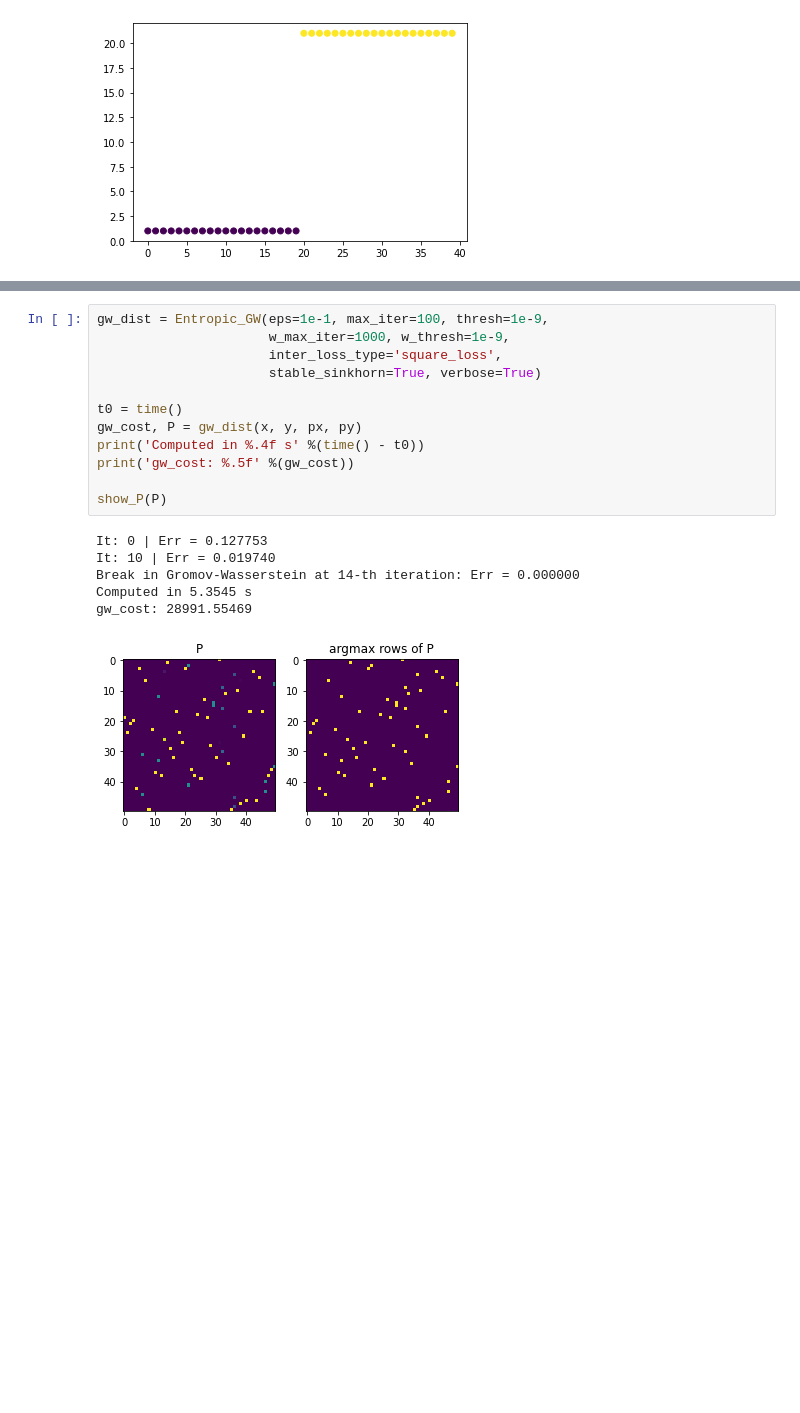
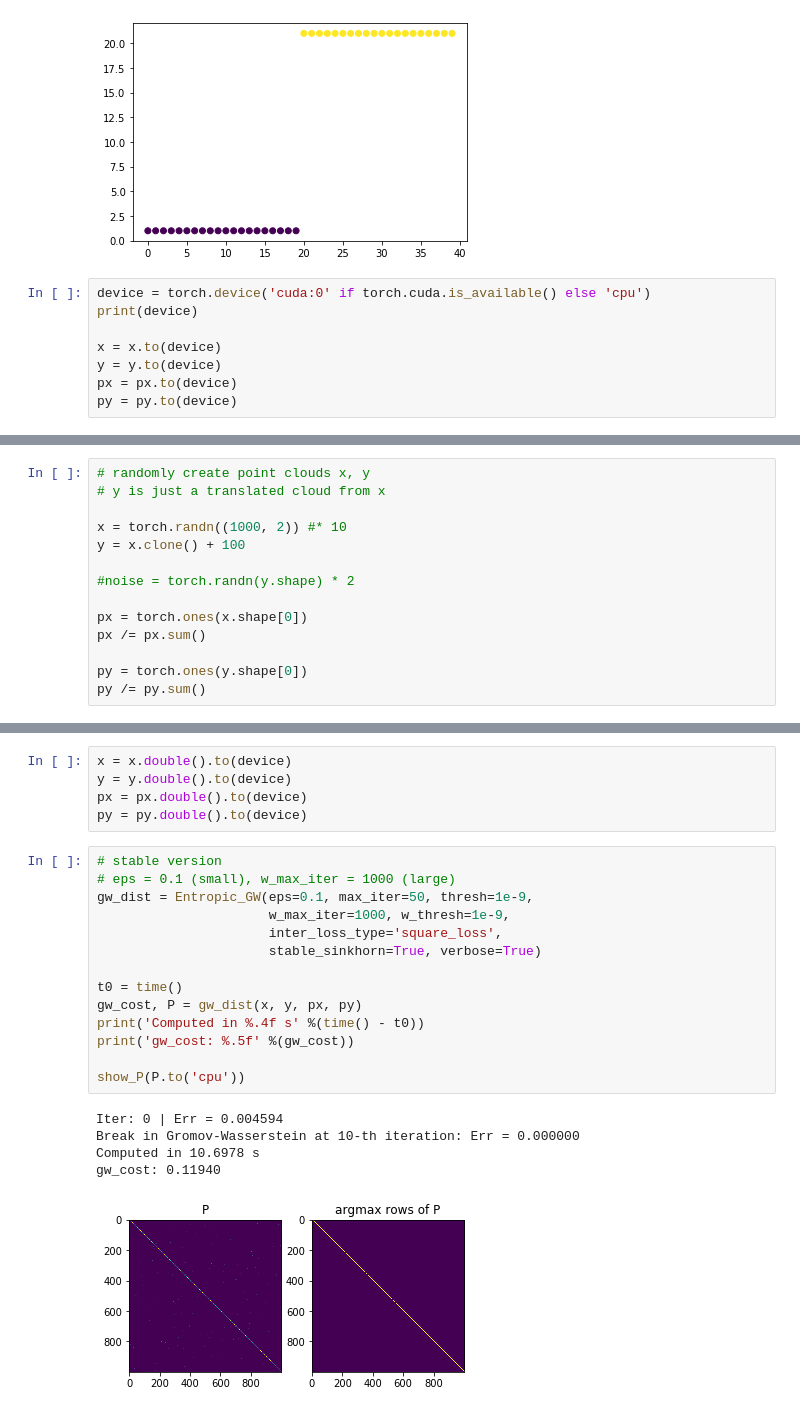
Before and after one commit to phucdoitoan/Optimal-Transport-Distance, a Jupyter notebook: gromov-wasserstein_examples.ipynb, the cells around one changed output, grey strips where cells are left out. Drawn from its saved outputs; the diff is of its cells as text; blank space fills up the shorter version.

```diff
--- a/gromov-wasserstein_examples.ipynb
+++ b/gromov-wasserstein_examples.ipynb
@@ -47,3 +61,11 @@ plt.scatter(points[:,0], points[:, 1], c=colors)
 # %% [output]
 <matplotlib.collections.PathCollection at 0x...>
 [figure]
+# %%
+device = torch.device('cuda:0' if torch.cuda.is_available() else 'cpu')
+print(device)
+
+x = x.to(device)
+y = y.to(device)
+px = px.to(device)
+py = py.to(device)
@@ -113,0 +217,14 @@ plt.scatter(points[:,0], points[:, 1], c=colors)
+# %%
+# randomly create point clouds x, y
+# y is just a translated cloud from x
+
+x = torch.randn((1000, 2)) #* 10
+y = x.clone() + 100
+
+#noise = torch.randn(y.shape) * 2
+
+px = torch.ones(x.shape[0])
+px /= px.sum()
+
+py = torch.ones(y.shape[0])
+py /= py.sum()
@@ -114,19 +241,25 @@ plt.scatter(points[:,0], points[:, 1], c=colors)
+# %%
+x = x.double().to(device)
+y = y.double().to(device)
+px = px.double().to(device)
+py = py.double().to(device)
 # %%
-gw_dist = Entropic_GW(eps=1e-1, max_iter=100, thresh=1e-9,
+# stable version
+# eps = 0.1 (small), w_max_iter = 1000 (large)
+gw_dist = Entropic_GW(eps=0.1, max_iter=50, thresh=1e-9,
                       w_max_iter=1000, w_thresh=1e-9,
                       inter_loss_type='square_loss',
                       stable_sinkhorn=True, verbose=True)
 
 t0 = time()
 gw_cost, P = gw_dist(x, y, px, py)
 print('Computed in %.4f s' %(time() - t0))
 print('gw_cost: %.5f' %(gw_cost))
 
-show_P(P)
+show_P(P.to('cpu'))
 # %% [output]
-It: 0 | Err = 0.127753
-It: 10 | Err = 0.019740
-Break in Gromov-Wasserstein at 14-th iteration: Err = 0.000000
-Computed in 5.3545 s
-gw_cost: 28991.55469
+Iter: 0 | Err = 0.004594
+Break in Gromov-Wasserstein at 10-th iteration: Err = 0.000000
+Computed in 10.6978 s
+gw_cost: 0.11940
-[figure, old version]
+[figure, new version]
```
Also changed, not shown: parts of 20 cells of this notebook, 4 other files.
